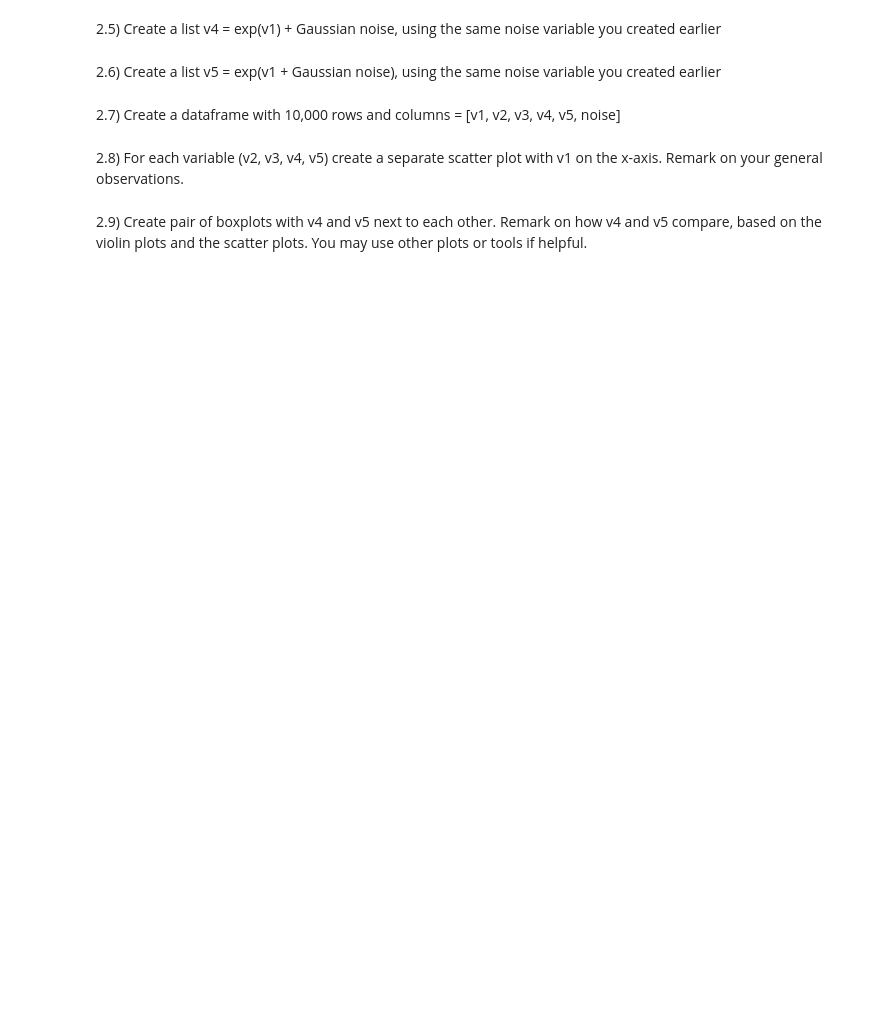
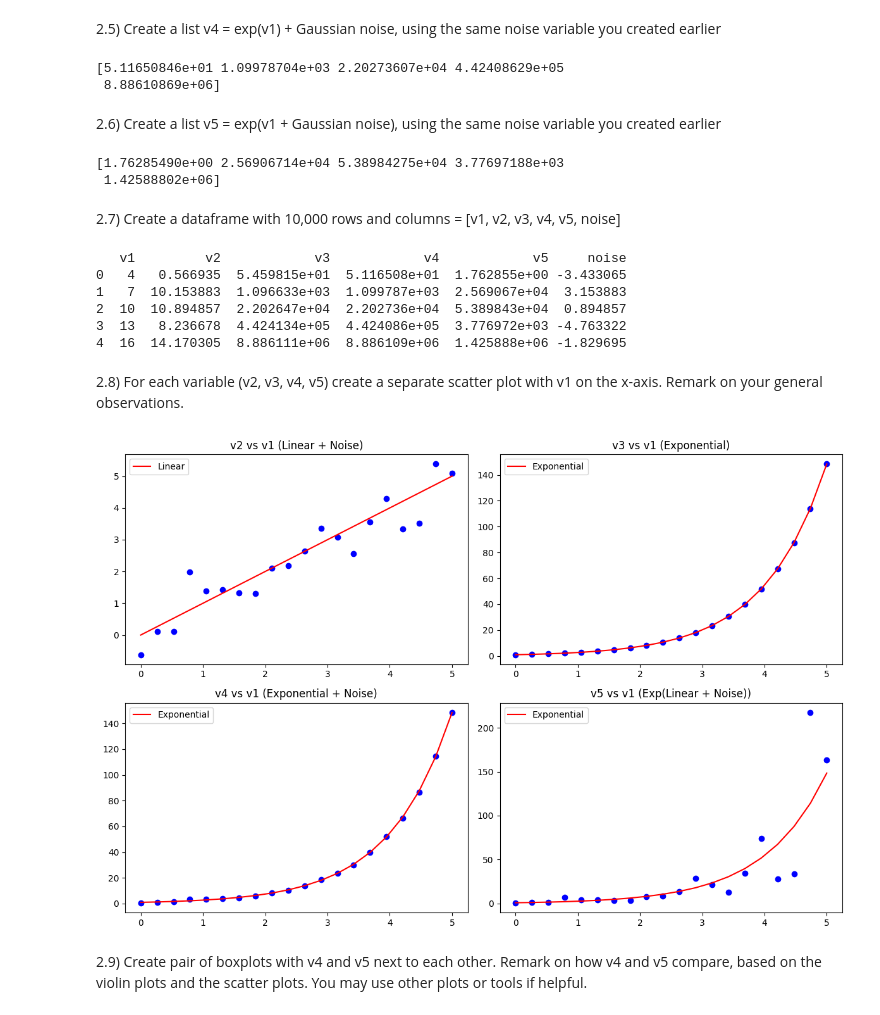
Before and after one commit to NoahBakayou/FoodSafetyDataAnalysis, a Jupyter notebook: src/assignment2.ipynb, the cells around one changed output. Drawn from its saved outputs; the diff is of its cells as text; code cells hidden in the pictures; blank space fills up the shorter version.

```diff
--- a/src/assignment2.ipynb
+++ b/src/assignment2.ipynb
@@ -140,3 +221,5 @@ v1 = 3 * np.arange(n) + 4
 HINT: Pay attention to whether the argument to your number generator is variance or standard deviation. (It doesn't have to be a python list, it can be an array or dataframe, or whatever dtype is most convenient for you.)
 # %%
 # noise = np.random.normal... (can also use scipy)
+noise = np.random.normal(0, np.sqrt(10), n)
+print(noise)
@@ -151,18 +245,87 @@ HINT: Pay attention to whether the argument to your number generator is variance
 # %% [markdown]
 2.5) Create a list v4 = exp(v1) + Gaussian noise, using the same noise variable you created earlier
 # %%
-#v4 =
+v4 = np.exp(v1) + noise
+print(v4[:5])
+# %% [output]
+[5.11650846e+01 1.09978704e+03 2.20273607e+04 4.42408629e+05
+ 8.88610869e+06]
 # %% [markdown]
 2.6) Create a list v5 = exp(v1 + Gaussian noise), using the same noise variable you created earlier
 # %%
-# v5 =
+v5 = np.exp(v1 + noise)
+print(v5[:5])
+# %% [output]
+[1.76285490e+00 2.56906714e+04 5.38984275e+04 3.77697188e+03
+ 1.42588802e+06]
 # %% [markdown]
 2.7) Create a dataframe with 10,000 rows and columns = [v1, v2, v3, v4, v5, noise]
 # %%
-# df_full = ...
+my_df = pd.DataFrame({
+    'v1': v1,
+    'v2': v2,
+    'v3': v3,
+    'v4': v4,
+    'v5': v5,
+    'noise': noise
+})
+
+print(my_df.head())
+# %% [output]
+   v1         v2            v3            v4            v5     noise
+0   4   0.566935  5.459815e+01  5.116508e+01  1.762855e+00 -3.433065
+1   7  10.153883  1.096633e+03  1.099787e+03  2.569067e+04  3.153883
+2  10  10.894857  2.202647e+04  2.202736e+04  5.389843e+04  0.894857
+3  13   8.236678  4.424134e+05  4.424086e+05  3.776972e+03 -4.763322
+4  16  14.170305  8.886111e+06  8.886109e+06  1.425888e+06 -1.829695
 # %% [markdown]
 2.8) For each variable (v2, v3, v4, v5) create a separate scatter plot with v1 on the x-axis. Remark on your general observations.
 # %%
-# Code for plots here, and remarks and observations here
+# Tried using original values we had, but we need to use a small v1 values since exp(v1) grows very quickly...and this will make the graph easier to interpret.
+v1_small = np.linspace(0, 5, 20) # spread out the values of v1 to make the graph easier to interpret
+noise_small = np.random.normal(0, 0.5, len(v1_small))
+v2_small = v1_small + noise_small
+v3_small = np.exp(v1_small)
+v4_small = np.exp(v1_small) + noise_small
+v5_small = np.exp(v1_small + noise_small)
+
+fig, axes = plt.subplots(2, 2, figsize=(12, 8))
+
+#graph 1: v2 vs v1 (Linear + Noise)
+axes[0, 0].scatter(v1_small, v2_small, color='b')
+axes[0, 0].plot(v1_small, v1_small, 'r-', label='Linear')
+axes[0, 0].set_title('v2 vs v1 (Linear + Noise)')
+axes[0, 0].legend()
+
+#graph 2: v3 vs v1 (Exponential)
+axes[0, 1].scatter(v1_small, v3_small, color='b')
+axes[0, 1].plot(v1_small, np.exp(v1_small), 'r-', label='Exponential')
+axes[0, 1].set_title('v3 vs v1 (Exponential)')
+axes[0, 1].legend()
+
+#graph 3: v4 vs v1 (Exponential + Noise)
+axes[1, 0].scatter(v1_small, v4_small, color='b')
+axes[1, 0].plot(v1_small, np.exp(v1_small), 'r-', label='Exponential')
+axes[1, 0].set_title('v4 vs v1 (Exponential + Noise)')
+axes[1, 0].legend()
+
+#graph 4: v5 vs v1 (Exp(Linear + Noise))
+axes[1, 1].scatter(v1_small, v5_small, color='b')
+axes[1, 1].plot(v1_small, np.exp(v1_small), 'r-', label='Exponential')
+axes[1, 1].set_title('v5 vs v1 (Exp(Linear + Noise))')
+axes[1, 1].legend()
+
+plt.tight_layout()
+plt.show()
+
+"""
+Graph 1: The graph follows a linear line with points scattered above, on, and below the line of best fit. But it follows the linear upward trajectory.
+Graph 2: The graph follows the exponential curve as expected. Each point is exactly on the exponential curve.
+Graph 3: The graph follows the exponential curve, but the points are scattered above and below the exponential curve.
+Graph 4 (most interesting one): The graph follows the exponential curve as expected. Additionally, the exponential curve in v5 looks less smooth and more variable than in the other exponential graphs, because the noise is amplified by the exponential function.
+This is due to the exponential causing some points to be much higher and lower.
+"""
+# %% [output]
+[figure, added]
 # %% [markdown]
 2.9)  Create pair of boxplots with v4 and v5 next to each other. Remark on how v4 and v5 compare, based on the violin plots and the scatter plots. You may use other plots or tools if helpful.
```
Also changed, not shown: parts of 8 cells of this notebook, 1 other file.
